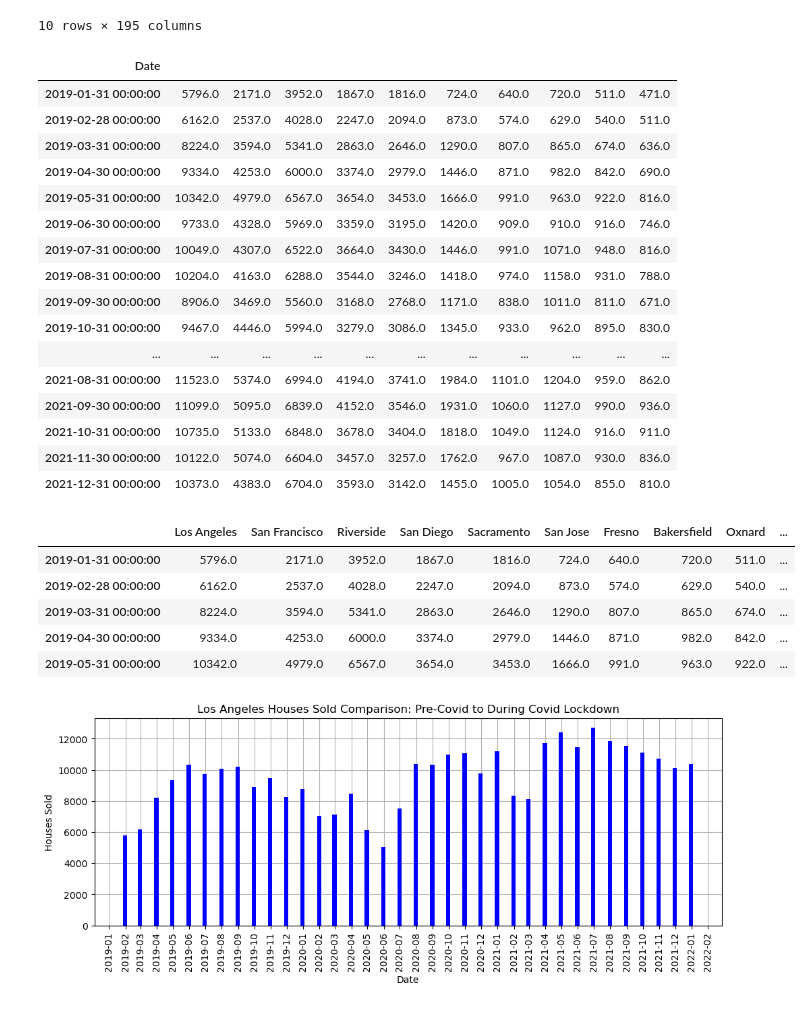
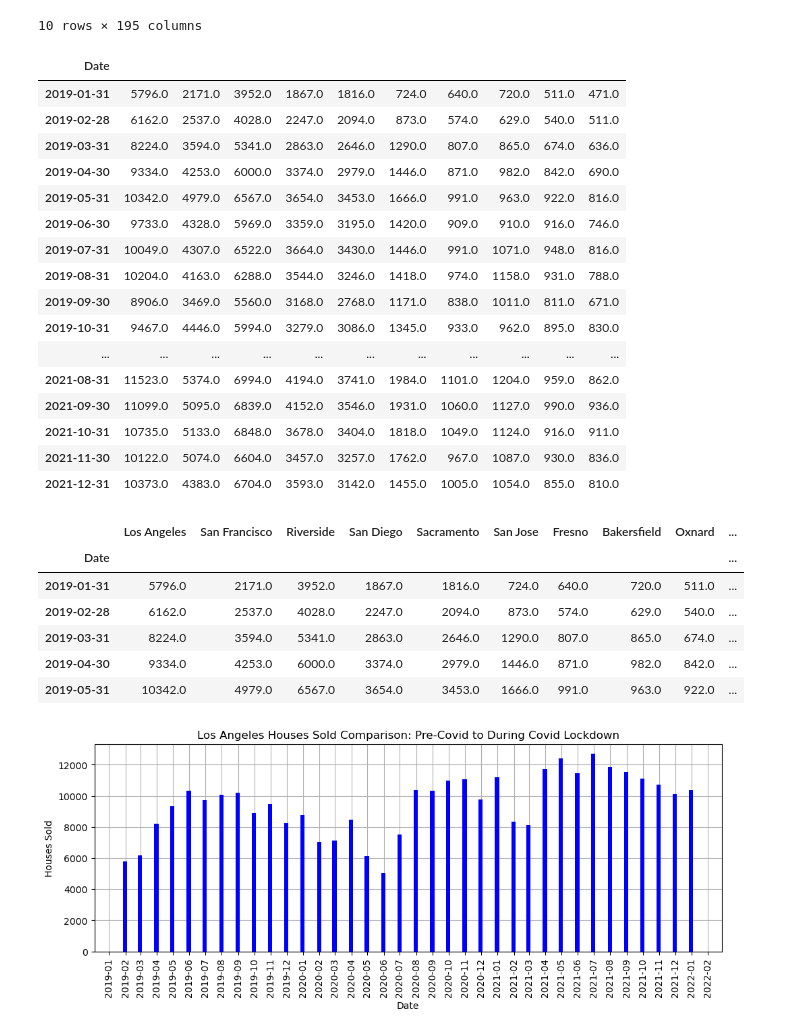
Before and after one commit to McKala1/Project-1, a Jupyter notebook: OSU_AI_Project_1.ipynb, the cells around one changed output. Saved outputs shown, nothing was run; the diff lists cells and outputs as text; code cells hidden in the pictures.

```diff
--- a/OSU_AI_Project_1.ipynb
+++ b/OSU_AI_Project_1.ipynb
@@ -479,39 +479,41 @@ california_sales_df
 # %%
 #Transposing date columns to become the index
 covid_study_california = california_sales_df.loc[:, '1/31/2019':'12/31/2021']
-covid_study_california.columns = pd.to_datetime(covid_study_california.columns)
+covid_study_california.columns = pd.to_datetime(covid_study_california.columns).date
 covid_study_california['Date'] = ''
 covid_study_california = covid_study_california.set_index('Date').T
 covid_study_california
 # %% [output]
 | Date |  |  |  |  |  |  |  |  |  |  |
-| 2019-01-31 00:00:00 | 5796.0 | 2171.0 | 3952.0 | 1867.0 | 1816.0 | 724.0 | 640.0 | 720.0 | 511.0 | 471.0 |
-| 2019-02-28 00:00:00 | 6162.0 | 2537.0 | 4028.0 | 2247.0 | 2094.0 | 873.0 | 574.0 | 629.0 | 540.0 | 511.0 |
-| 2019-03-31 00:00:00 | 8224.0 | 3594.0 | 5341.0 | 2863.0 | 2646.0 | 1290.0 | 807.0 | 865.0 | 674.0 | 636.0 |
-| 2019-04-30 00:00:00 | 9334.0 | 4253.0 | 6000.0 | 3374.0 | 2979.0 | 1446.0 | 871.0 | 982.0 | 842.0 | 690.0 |
-| 2019-05-31 00:00:00 | 10342.0 | 4979.0 | 6567.0 | 3654.0 | 3453.0 | 1666.0 | 991.0 | 963.0 | 922.0 | 816.0 |
-| 2019-06-30 00:00:00 | 9733.0 | 4328.0 | 5969.0 | 3359.0 | 3195.0 | 1420.0 | 909.0 | 910.0 | 916.0 | 746.0 |
-| 2019-07-31 00:00:00 | 10049.0 | 4307.0 | 6522.0 | 3664.0 | 3430.0 | 1446.0 | 991.0 | 1071.0 | 948.0 | 816.0 |
-| 2019-08-31 00:00:00 | 10204.0 | 4163.0 | 6288.0 | 3544.0 | 3246.0 | 1418.0 | 974.0 | 1158.0 | 931.0 | 788.0 |
-| 2019-09-30 00:00:00 | 8906.0 | 3469.0 | 5560.0 | 3168.0 | 2768.0 | 1171.0 | 838.0 | 1011.0 | 811.0 | 671.0 |
-| 2019-10-31 00:00:00 | 9467.0 | 4446.0 | 5994.0 | 3279.0 | 3086.0 | 1345.0 | 933.0 | 962.0 | 895.0 | 830.0 |
+| 2019-01-31 | 5796.0 | 2171.0 | 3952.0 | 1867.0 | 1816.0 | 724.0 | 640.0 | 720.0 | 511.0 | 471.0 |
+| 2019-02-28 | 6162.0 | 2537.0 | 4028.0 | 2247.0 | 2094.0 | 873.0 | 574.0 | 629.0 | 540.0 | 511.0 |
+| 2019-03-31 | 8224.0 | 3594.0 | 5341.0 | 2863.0 | 2646.0 | 1290.0 | 807.0 | 865.0 | 674.0 | 636.0 |
+| 2019-04-30 | 9334.0 | 4253.0 | 6000.0 | 3374.0 | 2979.0 | 1446.0 | 871.0 | 982.0 | 842.0 | 690.0 |
+| 2019-05-31 | 10342.0 | 4979.0 | 6567.0 | 3654.0 | 3453.0 | 1666.0 | 991.0 | 963.0 | 922.0 | 816.0 |
+| 2019-06-30 | 9733.0 | 4328.0 | 5969.0 | 3359.0 | 3195.0 | 1420.0 | 909.0 | 910.0 | 916.0 | 746.0 |
+| 2019-07-31 | 10049.0 | 4307.0 | 6522.0 | 3664.0 | 3430.0 | 1446.0 | 991.0 | 1071.0 | 948.0 | 816.0 |
+| 2019-08-31 | 10204.0 | 4163.0 | 6288.0 | 3544.0 | 3246.0 | 1418.0 | 974.0 | 1158.0 | 931.0 | 788.0 |
+| 2019-09-30 | 8906.0 | 3469.0 | 5560.0 | 3168.0 | 2768.0 | 1171.0 | 838.0 | 1011.0 | 811.0 | 671.0 |
+| 2019-10-31 | 9467.0 | 4446.0 | 5994.0 | 3279.0 | 3086.0 | 1345.0 | 933.0 | 962.0 | 895.0 | 830.0 |
 | ... | ... | ... | ... | ... | ... | ... | ... | ... | ... | ... |
-| 2021-08-31 00:00:00 | 11523.0 | 5374.0 | 6994.0 | 4194.0 | 3741.0 | 1984.0 | 1101.0 | 1204.0 | 959.0 | 862.0 |
-| 2021-09-30 00:00:00 | 11099.0 | 5095.0 | 6839.0 | 4152.0 | 3546.0 | 1931.0 | 1060.0 | 1127.0 | 990.0 | 936.0 |
-| 2021-10-31 00:00:00 | 10735.0 | 5133.0 | 6848.0 | 3678.0 | 3404.0 | 1818.0 | 1049.0 | 1124.0 | 916.0 | 911.0 |
-| 2021-11-30 00:00:00 | 10122.0 | 5074.0 | 6604.0 | 3457.0 | 3257.0 | 1762.0 | 967.0 | 1087.0 | 930.0 | 836.0 |
-| 2021-12-31 00:00:00 | 10373.0 | 4383.0 | 6704.0 | 3593.0 | 3142.0 | 1455.0 | 1005.0 | 1054.0 | 855.0 | 810.0 |
+| 2021-08-31 | 11523.0 | 5374.0 | 6994.0 | 4194.0 | 3741.0 | 1984.0 | 1101.0 | 1204.0 | 959.0 | 862.0 |
+| 2021-09-30 | 11099.0 | 5095.0 | 6839.0 | 4152.0 | 3546.0 | 1931.0 | 1060.0 | 1127.0 | 990.0 | 936.0 |
+| 2021-10-31 | 10735.0 | 5133.0 | 6848.0 | 3678.0 | 3404.0 | 1818.0 | 1049.0 | 1124.0 | 916.0 | 911.0 |
+| 2021-11-30 | 10122.0 | 5074.0 | 6604.0 | 3457.0 | 3257.0 | 1762.0 | 967.0 | 1087.0 | 930.0 | 836.0 |
+| 2021-12-31 | 10373.0 | 4383.0 | 6704.0 | 3593.0 | 3142.0 | 1455.0 | 1005.0 | 1054.0 | 855.0 | 810.0 |
 # %%
 #Renaming Columns
 covid_study_california.columns = ['Los Angeles', 'San Francisco', 'Riverside', 'San Diego', 'Sacramento', 'San Jose', 'Fresno', 'Bakersfield', 'Oxnard', 'Stockton']
+covid_study_california.index.name = 'Date'
 covid_study_california.head()
 # %% [output]
 |  | Los Angeles | San Francisco | Riverside | San Diego | Sacramento | San Jose | Fresno | Bakersfield | Oxnard | ... |
-| 2019-01-31 00:00:00 | 5796.0 | 2171.0 | 3952.0 | 1867.0 | 1816.0 | 724.0 | 640.0 | 720.0 | 511.0 | ... |
-| 2019-02-28 00:00:00 | 6162.0 | 2537.0 | 4028.0 | 2247.0 | 2094.0 | 873.0 | 574.0 | 629.0 | 540.0 | ... |
-| 2019-03-31 00:00:00 | 8224.0 | 3594.0 | 5341.0 | 2863.0 | 2646.0 | 1290.0 | 807.0 | 865.0 | 674.0 | ... |
-| 2019-04-30 00:00:00 | 9334.0 | 4253.0 | 6000.0 | 3374.0 | 2979.0 | 1446.0 | 871.0 | 982.0 | 842.0 | ... |
-| 2019-05-31 00:00:00 | 10342.0 | 4979.0 | 6567.0 | 3654.0 | 3453.0 | 1666.0 | 991.0 | 963.0 | 922.0 | ... |
+| Date |  |  |  |  |  |  |  |  |  | ... |
+| 2019-01-31 | 5796.0 | 2171.0 | 3952.0 | 1867.0 | 1816.0 | 724.0 | 640.0 | 720.0 | 511.0 | ... |
+| 2019-02-28 | 6162.0 | 2537.0 | 4028.0 | 2247.0 | 2094.0 | 873.0 | 574.0 | 629.0 | 540.0 | ... |
+| 2019-03-31 | 8224.0 | 3594.0 | 5341.0 | 2863.0 | 2646.0 | 1290.0 | 807.0 | 865.0 | 674.0 | ... |
+| 2019-04-30 | 9334.0 | 4253.0 | 6000.0 | 3374.0 | 2979.0 | 1446.0 | 871.0 | 982.0 | 842.0 | ... |
+| 2019-05-31 | 10342.0 | 4979.0 | 6567.0 | 3654.0 | 3453.0 | 1666.0 | 991.0 | 963.0 | 922.0 | ... |
 # %%
 #Set x axis and tick locations for California chart
 x_axis = np.arange(len(covid_study_california['Los Angeles']))
```
Also changed, not shown: parts of 9 cells of this notebook.
